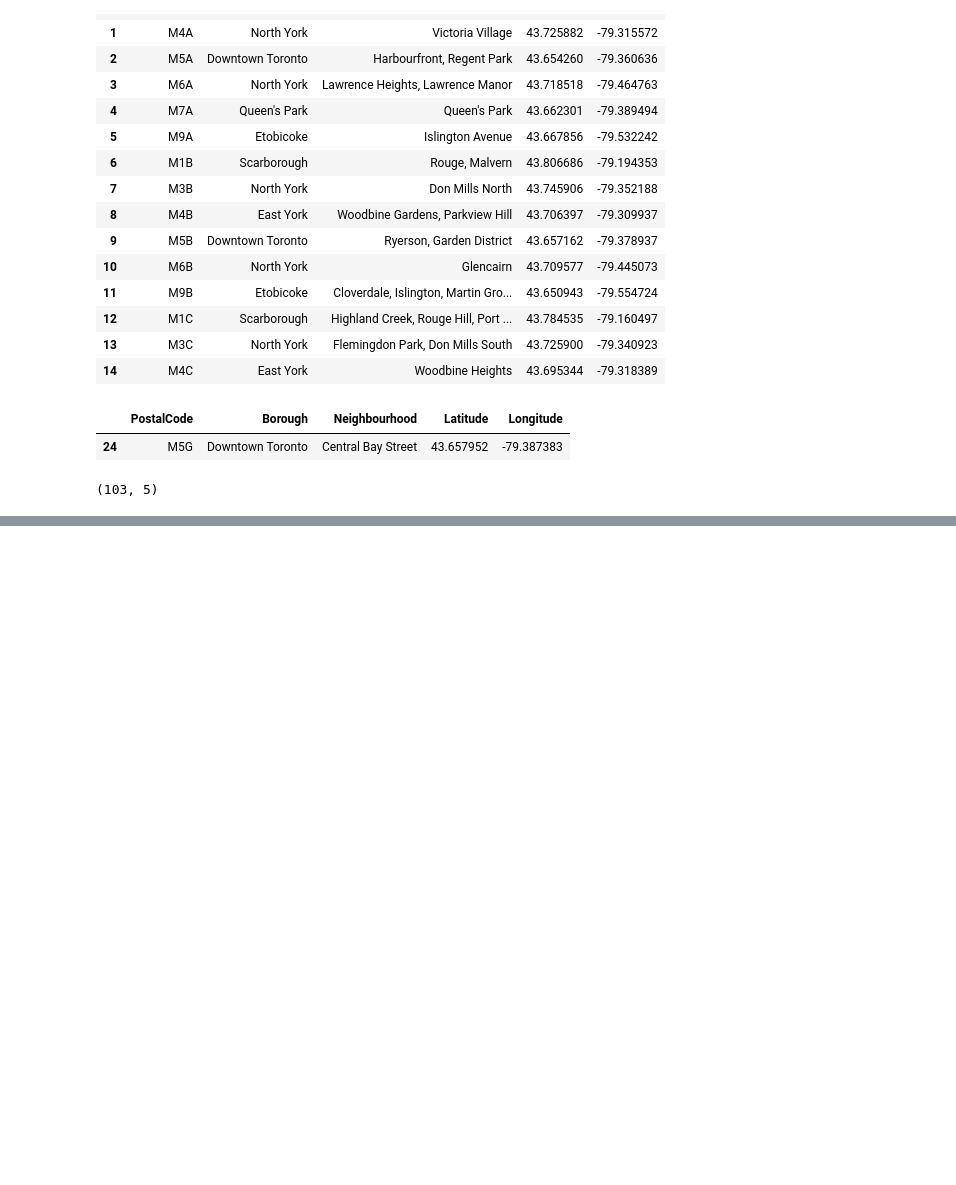
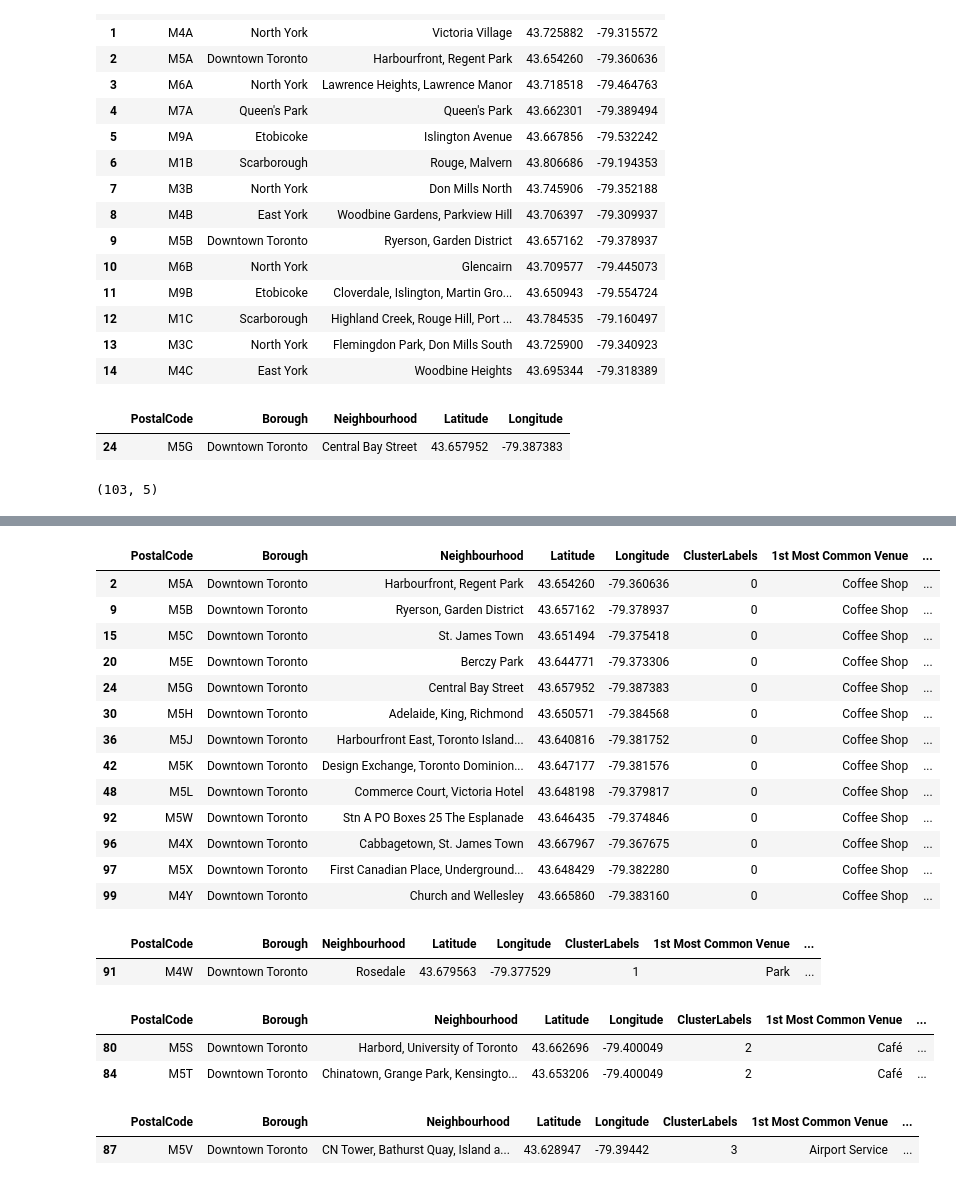
Before and after one commit to jstark7319/Coursera-Capstone-Project, a Jupyter notebook: Seg.&Clustering Neighborhoods Toronto.ipynb, the cells around one changed output, grey strips where cells are left out. Drawn from its saved outputs; the diff is of its cells as text; code cells hidden in the pictures; blank space fills up the shorter version.

```diff
--- a/Seg.&Clustering Neighborhoods Toronto.ipynb
+++ b/Seg.&Clustering Neighborhoods Toronto.ipynb
@@ -190,0 +526,18 @@ df_final_result.shape
+# %%
+# Cluster Neighborhoods
+
+# import k-means from clustering stage
+from sklearn.cluster import KMeans
+
+# Run k-means to cluster the neighborhood into 5 clusters.
+
+# set number of clusters
+kclusters = 5
+
+toronto_grouped_clustering = toronto_grouped.drop('Neighborhood_', 1)
+
+# run k-means clustering
+kmeans = KMeans(n_clusters=kclusters, random_state=0).fit(toronto_grouped_clustering)
+
+# check cluster labels generated for each row in the dataframe
+kmeans.labels_[0:18]
@@ -190,0 +567,15 @@ df_final_result.shape
+# %%
+neighborhoods_venues_sorted = neighborhoods_venues_sorted.rename(columns={'Neighborhood': 'Neighbourhood'})
+# %%
+# Let's create a new dataframe that includes the cluster as well as the top 10 venues for each neighborhood.
+
+# add clustering labels
+neighborhoods_venues_sorted.insert(0, 'Cluster Labels', kmeans.labels_)
+
+toronto_merged = df_final_result
+
+# merge toronto_grouped with toronto_data to add latitude/longitude for each neighborhood
+toronto_merged = toronto_merged.join(neighborhoods_venues_sorted.set_index('Neighbourhood'), on='Neighbourhood')
+
+print(toronto_merged.shape)
+toronto_merged.head() # check the last columns!
@@ -190,0 +621,42 @@ df_final_result.shape
+# %%
+# Examine Clusters
+# Now, you can examine each cluster and determine the discriminating venue categories that distinguish each cluster. Based on the defining categories, you can then assign a name to each cluster. I will leave this exercise to you.
+
+toronto_merged.rename(columns={"Cluster Labels": "ClusterLabels"}, inplace=True)
+
+# Cluster 1
+toronto_merged[toronto_merged.ClusterLabels == 0]
+# %% [output]
+|  | PostalCode | Borough | Neighbourhood | Latitude | Longitude | ClusterLabels | 1st Most Common Venue | ... |
+| 2 | M5A | Downtown Toronto | Harbourfront, Regent Park | 43.654260 | -79.360636 | 0 | Coffee Shop | ... |
+| 9 | M5B | Downtown Toronto | Ryerson, Garden District | 43.657162 | -79.378937 | 0 | Coffee Shop | ... |
+| 15 | M5C | Downtown Toronto | St. James Town | 43.651494 | -79.375418 | 0 | Coffee Shop | ... |
+| 20 | M5E | Downtown Toronto | Berczy Park | 43.644771 | -79.373306 | 0 | Coffee Shop | ... |
+| 24 | M5G | Downtown Toronto | Central Bay Street | 43.657952 | -79.387383 | 0 | Coffee Shop | ... |
+| 30 | M5H | Downtown Toronto | Adelaide, King, Richmond | 43.650571 | -79.384568 | 0 | Coffee Shop | ... |
+| 36 | M5J | Downtown Toronto | Harbourfront East, Toronto Island... | 43.640816 | -79.381752 | 0 | Coffee Shop | ... |
+| 42 | M5K | Downtown Toronto | Design Exchange, Toronto Dominion... | 43.647177 | -79.381576 | 0 | Coffee Shop | ... |
+| 48 | M5L | Downtown Toronto | Commerce Court, Victoria Hotel | 43.648198 | -79.379817 | 0 | Coffee Shop | ... |
+| 92 | M5W | Downtown Toronto | Stn A PO Boxes 25 The Esplanade | 43.646435 | -79.374846 | 0 | Coffee Shop | ... |
+| 96 | M4X | Downtown Toronto | Cabbagetown, St. James Town | 43.667967 | -79.367675 | 0 | Coffee Shop | ... |
+| 97 | M5X | Downtown Toronto | First Canadian Place, Underground... | 43.648429 | -79.382280 | 0 | Coffee Shop | ... |
+| 99 | M4Y | Downtown Toronto | Church and Wellesley | 43.665860 | -79.383160 | 0 | Coffee Shop | ... |
+# %%
+# Cluster 2
+toronto_merged[toronto_merged.ClusterLabels == 1]
+# %% [output]
+|  | PostalCode | Borough | Neighbourhood | Latitude | Longitude | ClusterLabels | 1st Most Common Venue | ... |
+| 91 | M4W | Downtown Toronto | Rosedale | 43.679563 | -79.377529 | 1 | Park | ... |
+# %%
+# Cluster 3
+toronto_merged[toronto_merged.ClusterLabels == 2]
+# %% [output]
+|  | PostalCode | Borough | Neighbourhood | Latitude | Longitude | ClusterLabels | 1st Most Common Venue | ... |
+| 80 | M5S | Downtown Toronto | Harbord, University of Toronto | 43.662696 | -79.400049 | 2 | Café | ... |
+| 84 | M5T | Downtown Toronto | Chinatown, Grange Park, Kensingto... | 43.653206 | -79.400049 | 2 | Café | ... |
+# %%
+# Cluster 4
+toronto_merged[toronto_merged.ClusterLabels == 3]
+# %% [output]
+|  | PostalCode | Borough | Neighbourhood | Latitude | Longitude | ClusterLabels | 1st Most Common Venue | ... |
+| 87 | M5V | Downtown Toronto | CN Tower, Bathurst Quay, Island a... | 43.628947 | -79.39442 | 3 | Airport Service | ... |
```
Also changed, not shown: parts of 22 cells of this notebook.
